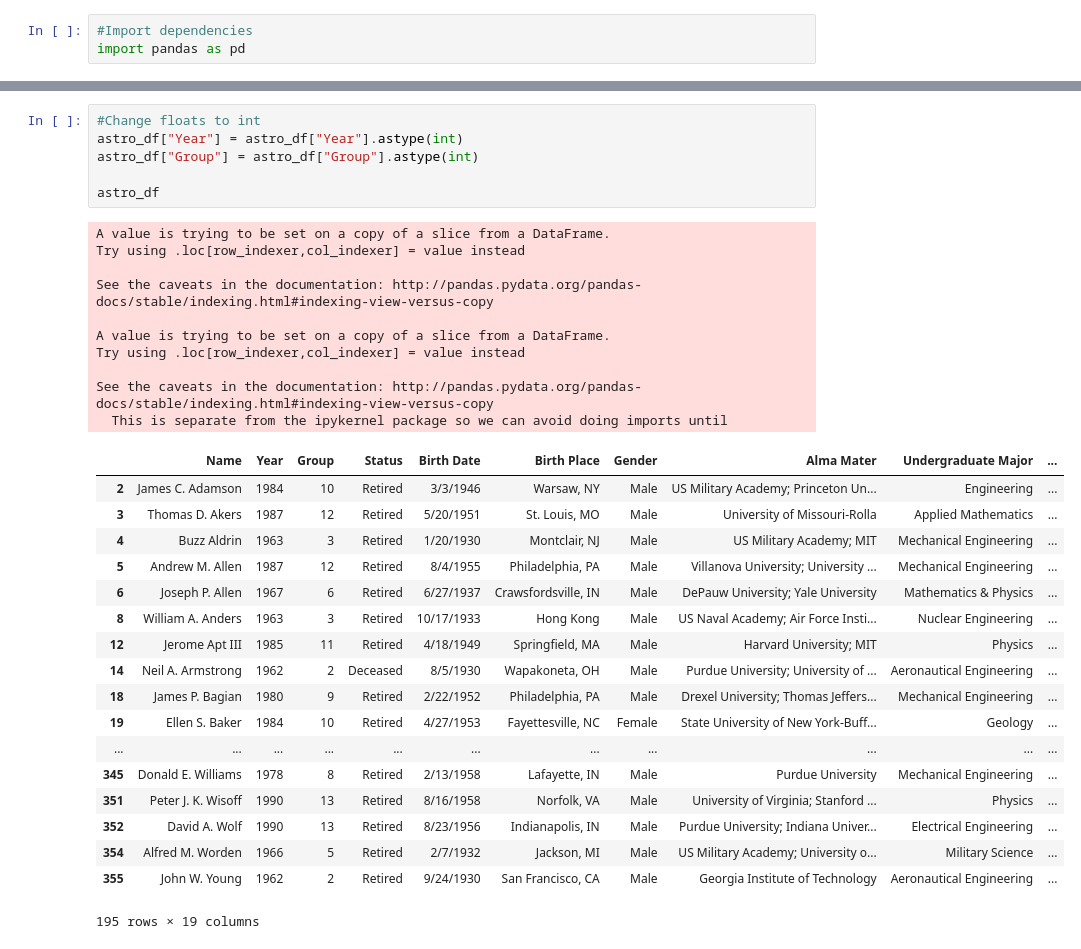
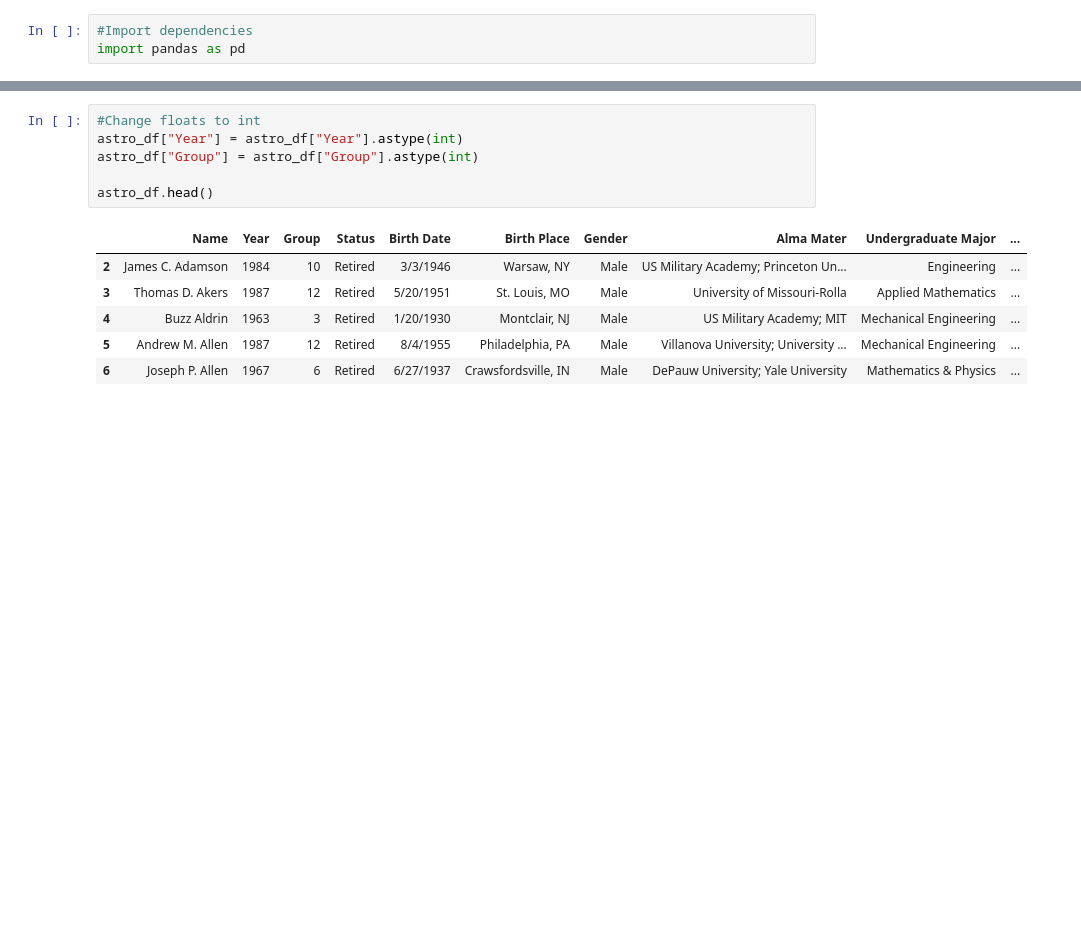
Before and after one commit to DinielleNelson/GetOUT_proj2team1, a Jupyter notebook: astronauts_cleanup.ipynb, the cells around one changed output, grey strips where cells are left out. Cells and saved outputs as stored; diff of their text form; blank space fills up the shorter version.

```diff
--- a/astronauts_cleanup.ipynb
+++ b/astronauts_cleanup.ipynb
@@ -51,38 +27,16 @@ astro_df
 # %%
 #Change floats to int
 astro_df["Year"] = astro_df["Year"].astype(int)
 astro_df["Group"] = astro_df["Group"].astype(int)
 
-astro_df
+astro_df.head()
 # %% [output]
-A value is trying to be set on a copy of a slice from a DataFrame.
-Try using .loc[row_indexer,col_indexer] = value instead
-
-See the caveats in the documentation: http://pandas.pydata.org/pandas-docs/stable/indexing.html#indexing-view-versus-copy
-
-A value is trying to be set on a copy of a slice from a DataFrame.
-Try using .loc[row_indexer,col_indexer] = value instead
-
-See the caveats in the documentation: http://pandas.pydata.org/pandas-docs/stable/indexing.html#indexing-view-versus-copy
-  This is separate from the ipykernel package so we can avoid doing imports until
 |  | Name | Year | Group | Status | Birth Date | Birth Place | Gender | Alma Mater | Undergraduate Major | ... |
 | 2 | James C. Adamson | 1984 | 10 | Retired | 3/3/1946 | Warsaw, NY | Male | US Military Academy; Princeton Un... | Engineering | ... |
 | 3 | Thomas D. Akers | 1987 | 12 | Retired | 5/20/1951 | St. Louis, MO | Male | University of Missouri-Rolla | Applied Mathematics | ... |
 | 4 | Buzz Aldrin | 1963 | 3 | Retired | 1/20/1930 | Montclair, NJ | Male | US Military Academy; MIT | Mechanical Engineering | ... |
 | 5 | Andrew M. Allen | 1987 | 12 | Retired | 8/4/1955 | Philadelphia, PA | Male | Villanova University; University ... | Mechanical Engineering | ... |
 | 6 | Joseph P. Allen | 1967 | 6 | Retired | 6/27/1937 | Crawsfordsville, IN | Male | DePauw University; Yale University | Mathematics & Physics | ... |
-| 8 | William A. Anders | 1963 | 3 | Retired | 10/17/1933 | Hong Kong | Male | US Naval Academy; Air Force Insti... | Nuclear Engineering | ... |
-| 12 | Jerome Apt III | 1985 | 11 | Retired | 4/18/1949 | Springfield, MA | Male | Harvard University; MIT | Physics | ... |
-| 14 | Neil A. Armstrong | 1962 | 2 | Deceased | 8/5/1930 | Wapakoneta, OH | Male | Purdue University; University of ... | Aeronautical Engineering | ... |
-| 18 | James P. Bagian | 1980 | 9 | Retired | 2/22/1952 | Philadelphia, PA | Male | Drexel University; Thomas Jeffers... | Mechanical Engineering | ... |
-| 19 | Ellen S. Baker | 1984 | 10 | Retired | 4/27/1953 | Fayettesville, NC | Female | State University of New York-Buff... | Geology | ... |
-| ... | ... | ... | ... | ... | ... | ... | ... | ... | ... | ... |
-| 345 | Donald E. Williams | 1978 | 8 | Retired | 2/13/1958 | Lafayette, IN | Male | Purdue University | Mechanical Engineering | ... |
-| 351 | Peter J. K. Wisoff | 1990 | 13 | Retired | 8/16/1958 | Norfolk, VA | Male | University of Virginia; Stanford ... | Physics | ... |
-| 352 | David A. Wolf | 1990 | 13 | Retired | 8/23/1956 | Indianapolis, IN | Male | Purdue University; Indiana Univer... | Electrical Engineering | ... |
-| 354 | Alfred M. Worden | 1966 | 5 | Retired | 2/7/1932 | Jackson, MI | Male | US Military Academy; University o... | Military Science | ... |
-| 355 | John W. Young | 1962 | 2 | Retired | 9/24/1930 | San Francisco, CA | Male | Georgia Institute of Technology | Aeronautical Engineering | ... |
-195 rows × 19 columns
 # %%
 #Strip 'jr' from last name
 def strip_jr(name):
```
Also changed, not shown: parts of 8 cells of this notebook.
